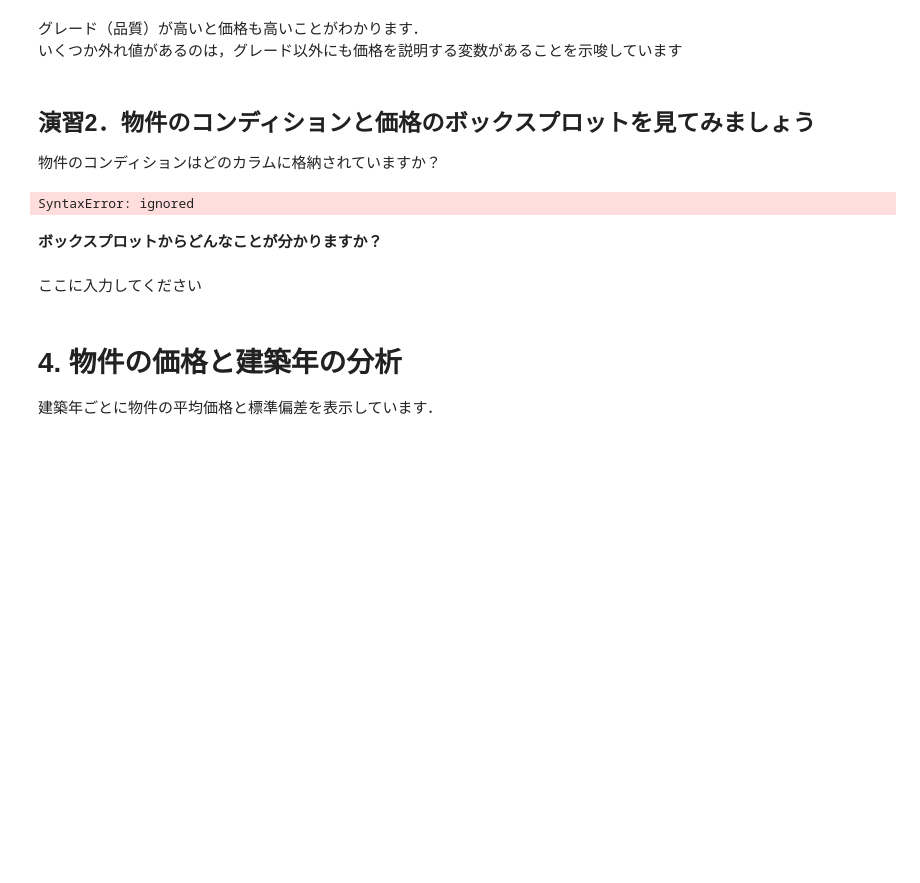
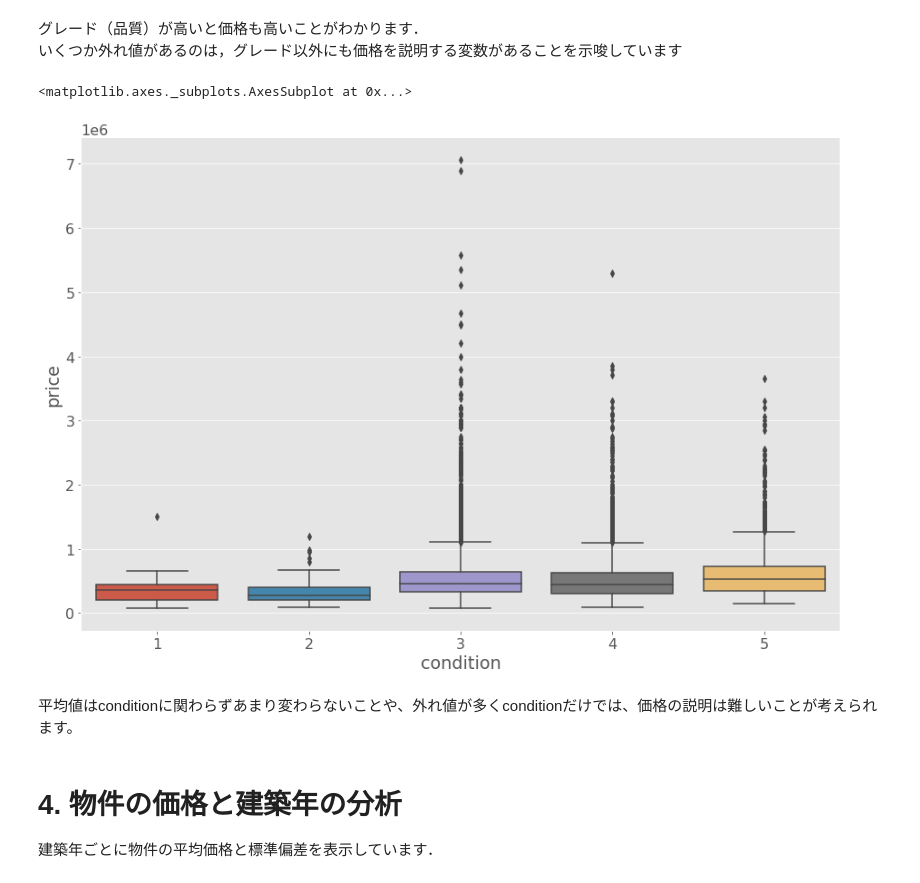
Before and after one commit to TakatoMatsumoto/data_policy_studies, a Jupyter notebook: chapter_1/notebook/eda.ipynb, the cells around one changed output. Saved outputs shown, nothing was run; the diff lists cells and outputs as text; code cells hidden in the pictures; blank space fills up the shorter version.

```diff
--- a/chapter_1/notebook/eda.ipynb
+++ b/chapter_1/notebook/eda.ipynb
@@ -179,19 +174,15 @@ sns.boxplot(x=var, y="price", data=df)
 # %% [markdown]
 グレード（品質）が高いと価格も高いことがわかります．
 いくつか外れ値があるのは，グレード以外にも価格を説明する変数があることを示唆しています
-# %% [markdown]
-## 演習2．物件のコンディションと価格のボックスプロットを見てみましょう
-物件のコンディションはどのカラムに格納されていますか？
 # %%
 #ボックスプロット（価格xコンディション）
-var =
+var = 'condition'
 sns.boxplot(x=var, y="price", data=df)
 # %% [output]
-SyntaxError: ignored
+<matplotlib.axes._subplots.AxesSubplot at 0x...>
+[figure, added]
-# %% [markdown]
-<b>ボックスプロットからどんなことが分かりますか？</b>
-# %% [markdown]
-ここに入力してください
+# %% [markdown]
+平均値はconditionに関わらずあまり変わらないことや、外れ値が多くconditionだけでは、価格の説明は難しいことが考えられます。
 # %% [markdown]
 # 4. 物件の価格と建築年の分析
 建築年ごとに物件の平均価格と標準偏差を表示しています．
```
Also changed, not shown: parts of 22 cells of this notebook, 30 other files.
